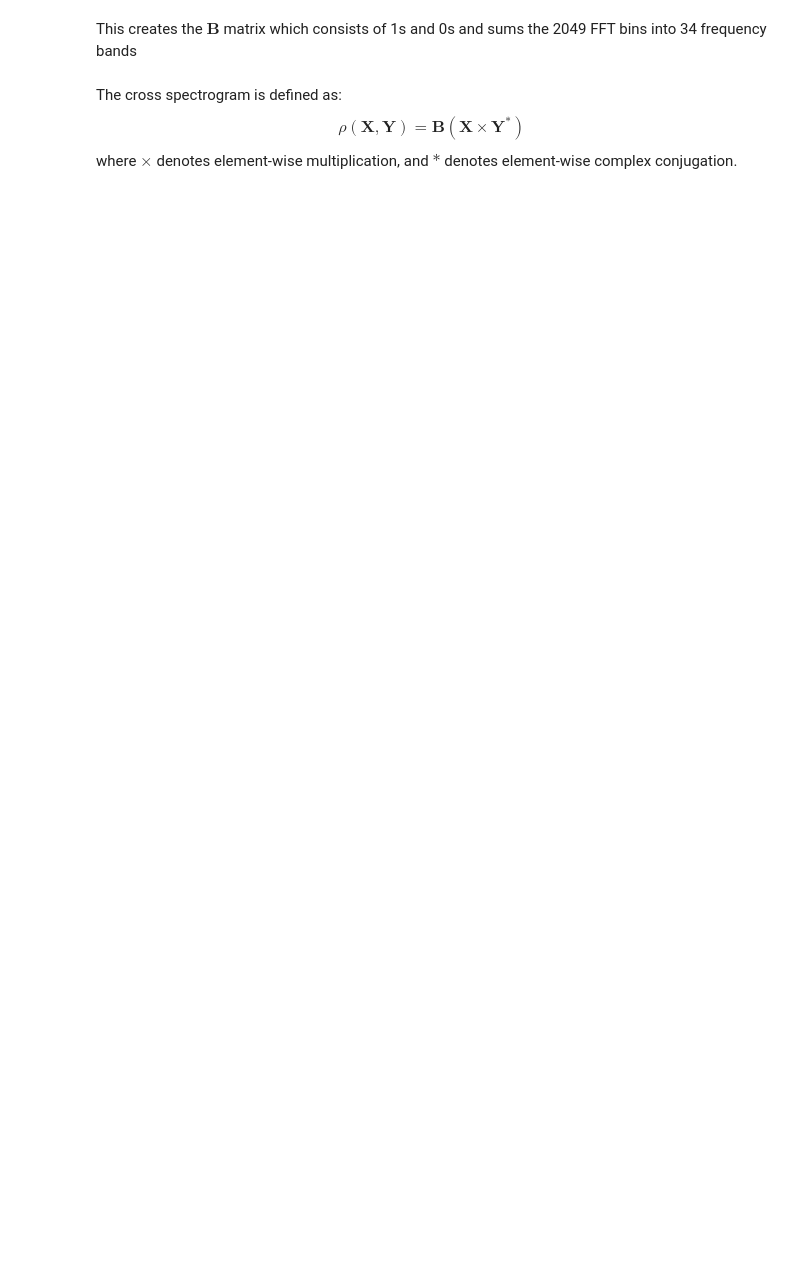
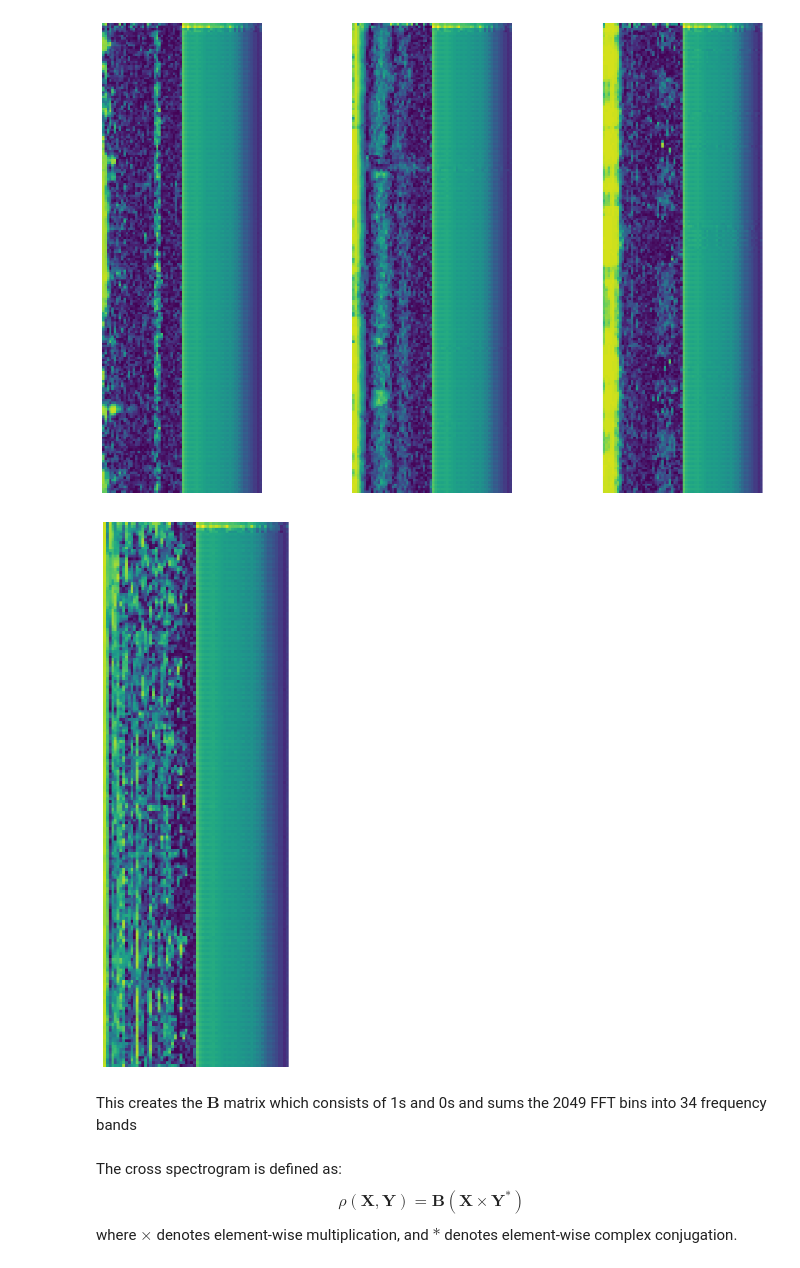
Before and after one commit to ethanjamesauto/mono-to-stereo, a Jupyter notebook: python/mono-to-stereo.ipynb, the cells around one changed output. Cells and saved outputs as stored; diff of their text form; code cells hidden in the pictures; blank space fills up the shorter version.

```diff
--- a/python/mono-to-stereo.ipynb
+++ b/python/mono-to-stereo.ipynb
@@ -90,7 +90,7 @@ for f in glob('data/**/**_hat.wav'):
 FS = 44100
 stft = utils.get_stft(fs=FS)
 # %%
-n_train = 20
+n_train = 2
 n_test = 3
 n_frames = 20
 
@@ -193,19 +204,20 @@ for i, f in tqdm(enumerate(test)):
 # %%
 from keras.models import Sequential
 from keras.layers import Dense, SimpleRNN, Input, LSTM, Conv1D
+import keras
 
 model = Sequential()
 model.add(Input(shape=(None, utils.FREQ_BINS*2)))
 
-model.add(SimpleRNN(units=utils.FREQ_BINS, return_sequences=True)) #activation=activation[0]))
-model.add(SimpleRNN(units=utils.FREQ_BINS*2, return_sequences=True)) #activation=activation[0]))
-model.add(SimpleRNN(units=utils.FREQ_BINS*8, return_sequences=True)) #activation=activation[0]))
-model.add(SimpleRNN(units=utils.FREQ_BINS*32, return_sequences=True)) #activation=activation[0]))
-model.add(SimpleRNN(units=utils.FREQ_BINS*32, return_sequences=True)) #activation=activation[0]))
-model.add(SimpleRNN(units=utils.FREQ_BINS*8, return_sequences=True)) #activation=activation[0]))
-model.add(SimpleRNN(units=utils.FREQ_BINS*2, return_sequences=True)) #activation=activation[0]))
-model.add(SimpleRNN(units=utils.FREQ_BINS, return_sequences=True)) #activation=activation[0]))
+
+# model.add(SimpleRNN(units=utils.FREQ_BINS*8, return_sequences=True)) #activation=activation[0]))
+# model.add(SimpleRNN(units=utils.FREQ_BINS*4, return_sequences=True)) #activation=activation[0]))
+# model.add(SimpleRNN(units=utils.FREQ_BINS*8, return_sequences=True)) #activation=activation[0]))
+# model.add(SimpleRNN(units=utils.FREQ_BINS*16, return_sequences=True)) #activation=activation[0]))
+# model.add(Dense(units=utils.FREQ_BINS))
+model.add(SimpleRNN(units=utils.FREQ_BINS*5, return_sequences=True)) #activation=activation[0]))
+model.add(Dense(units=utils.FREQ_BINS))
+model.add(Dense(units=utils.FREQ_BINS, activation='linear'))
 # model.add(LSTM(units=utils.FREQ_BINS*2, return_sequences=True)) #activation=activation[1]))
 model.compile(loss='mean_squared_error', optimizer='adam')
-
 model.summary()
@@ -212,2 +238,2 @@ model.summary()
 # %%
-model.fit(train_features, train_labels, epochs=10, batch_size=1)
+model.fit(train_features, train_labels, epochs=1000, batch_size=1)
@@ -218,0 +258,23 @@ print(np.abs(model.predict(train_features[:1])[0]).round(2)[:1])
+# %%
+# model.evaluate(train_features, train_labels, batch_size=1)
+# model.evaluate(test_features, test_labels, batch_size=1)
+N = 3
+plt.figure(figsize=(15, 10))
+for i in range(N):
+    plt.subplot(1, N, i+1)
+    ax = plt.gca()
+    ax.set_axis_off()
+    real = np.abs(train_labels[i]).round(2)[:200]
+    predict = np.abs(model.predict(train_features[i:i+1])[0]).round(2)[:200]
+    plt.imshow(np.concatenate([real, predict], axis=1))
+
+N = 1
+plt.figure(figsize=(15, 10))
+for i in range(N):
+    plt.subplot(1, N, i+1)
+    ax = plt.gca()
+    ax.set_axis_off()
+    real = np.abs(test_labels[i]).round(2)[:200]
+    predict = np.abs(model.predict(test_features[i:i+1])[0]).round(2)[:200]
+    plt.imshow(np.concatenate([real, predict], axis=1))
+# %% [output]
@@ -219,3 +285,5 @@ print(np.abs(model.predict(train_features[:1])[0]).round(2)[:1])
+[figure, added]
+[figure, added]
 # %%
 for f in test:
     print(f)
```
Also changed, not shown: parts of 8 cells of this notebook.
